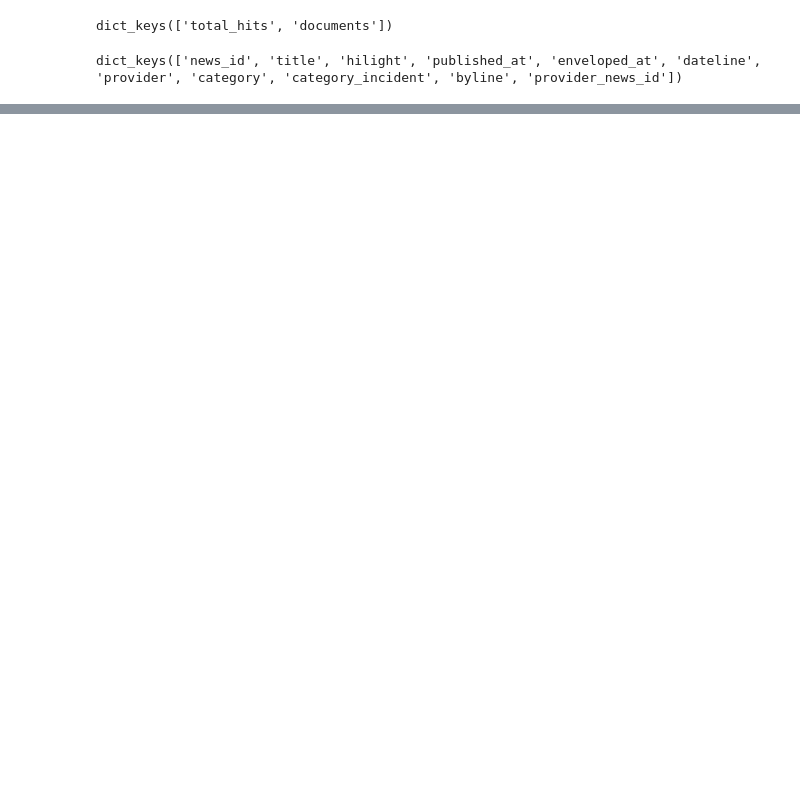
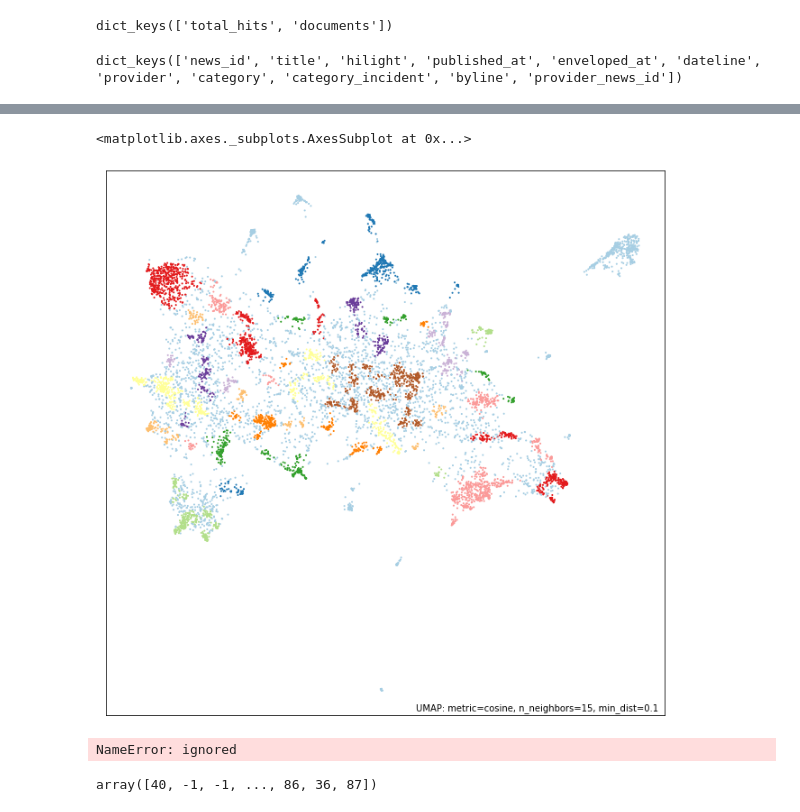
Before and after one commit to kkkwtimeline/newstring_lab, a Jupyter notebook: clustering/Untitled0.ipynb, the cells around one changed output, grey strips where cells are left out. Saved outputs shown, nothing was run; the diff lists cells and outputs as text; code cells hidden in the pictures; blank space fills up the shorter version.

```diff
--- a/clustering/Untitled0.ipynb
+++ b/clustering/Untitled0.ipynb
@@ -277,0 +329,13 @@ Document: 6323, Score: 0.9411177039146423
+# %%
+umap.plot.points(mapper,cluster.labels_, color_key_cmap='Paired',show_legend=False)
+# %% [output]
+<matplotlib.axes._subplots.AxesSubplot at 0x...>
+[figure, added]
+# %%
+hdbscan_args = {'min_cluster_size': 15,
+                'metric': 'euclidean',
+                'cluster_selection_method': 'eom'}
+
+cluster = hdbscan.HDBSCAN(**hdbscan_args).fit(mapper.embedding_)
+# %% [output]
+NameError: ignored
@@ -277,0 +350,4 @@ Document: 6323, Score: 0.9411177039146423
+# %%
+cluster.labels_
+# %% [output]
+array([40, -1, -1, ..., 86, 36, 87])
```
Also changed, not shown: parts of 37 cells of this notebook, 2 other files.
